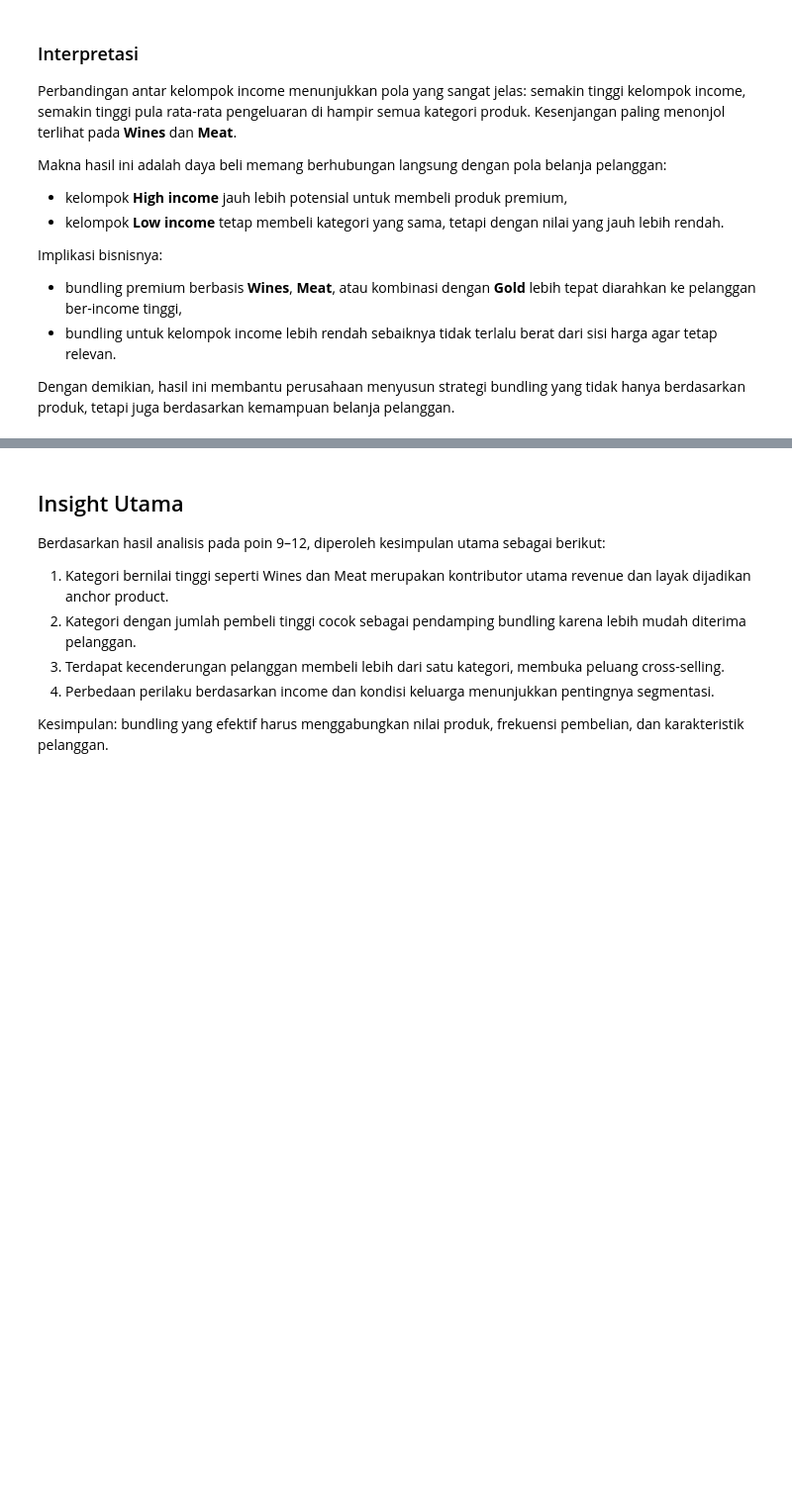
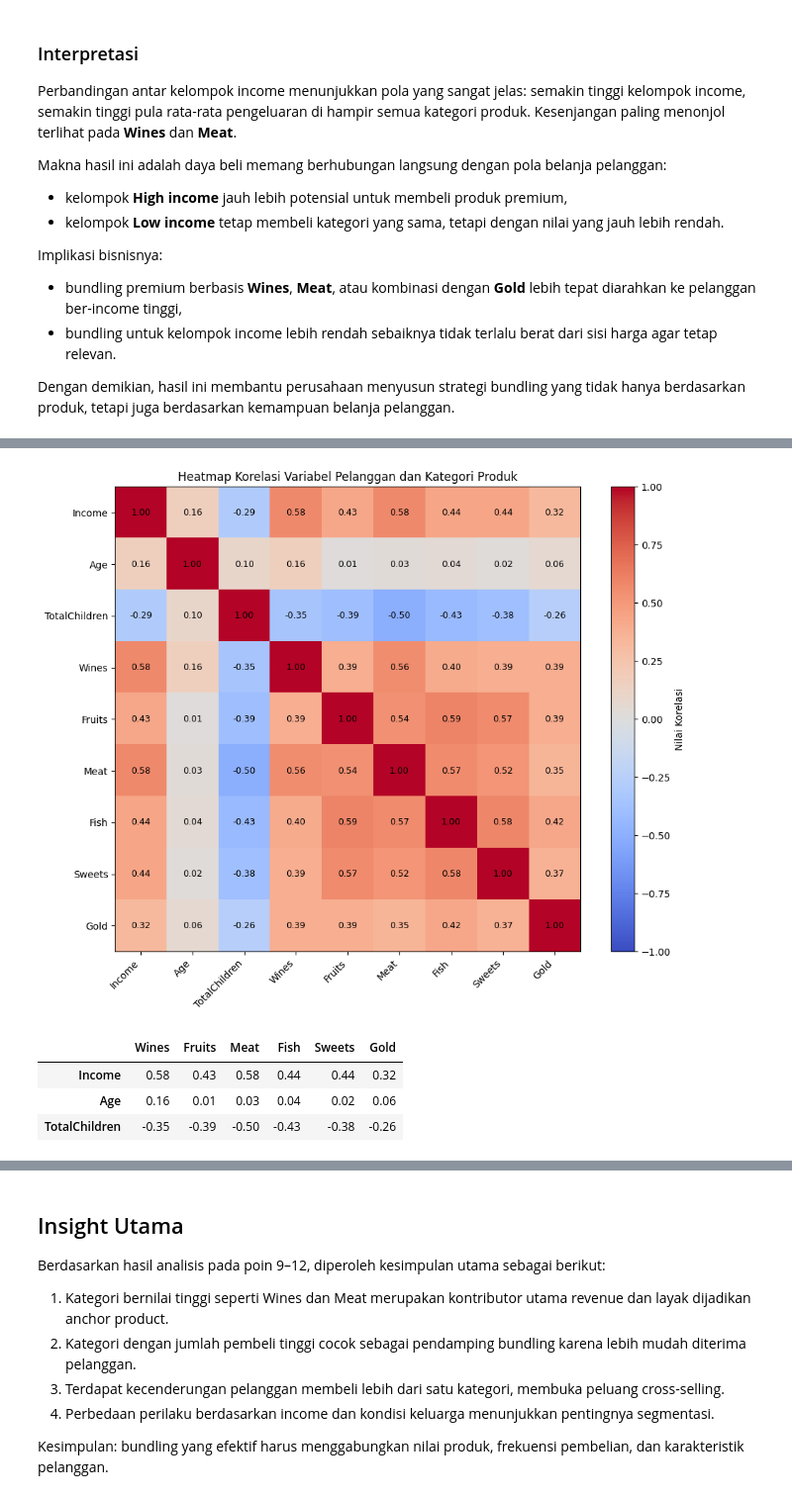
Before and after one commit to Lia1604/Capstone-Project-2, a Jupyter notebook: Capstone Project Modul 2.ipynb, the cells around one changed output, grey strips where cells are left out. Shown at 99% size. Drawn from its saved outputs; the diff is of its cells as text; code cells hidden in the pictures; blank space fills up the shorter version.

```diff
--- a/Capstone Project Modul 2.ipynb
+++ b/Capstone Project Modul 2.ipynb
@@ -722,0 +732,7 @@ Dengan demikian, hasil ini membantu perusahaan menyusun strategi bundling yang t
+# %%
+# Menyiapkan data numerik untuk analisis korelasi
+corr_cols = ['Income', 'Age', 'TotalChildren'] + product_cols
+corr_df = df_clean[corr_cols].rename(columns=product_map)
+
+corr_matrix = corr_df.corr(numeric_only=True)
+corr_matrix
@@ -722,0 +750,27 @@ Dengan demikian, hasil ini membantu perusahaan menyusun strategi bundling yang t
+# %%
+# Visualisasi heatmap korelasi
+plt.figure(figsize=(10, 8))
+plt.imshow(corr_matrix, cmap='coolwarm', vmin=-1, vmax=1)
+plt.colorbar(label='Nilai Korelasi')
+
+plt.xticks(range(len(corr_matrix.columns)), corr_matrix.columns, rotation=45, ha='right')
+plt.yticks(range(len(corr_matrix.index)), corr_matrix.index)
+
+for i in range(len(corr_matrix.index)):
+    for j in range(len(corr_matrix.columns)):
+        plt.text(j, i, f"{corr_matrix.iloc[i, j]:.2f}", ha='center', va='center', fontsize=9)
+
+plt.title('Heatmap Korelasi Variabel Pelanggan dan Kategori Produk')
+plt.tight_layout()
+plt.show()
+# %% [output]
+[figure, added]
+# %%
+# Fokus pada korelasi variabel pelanggan terhadap kategori produk
+corr_focus = corr_matrix.loc[['Income', 'Age', 'TotalChildren'], ['Wines', 'Fruits', 'Meat', 'Fish', 'Sweets', 'Gold']]
+corr_focus
+# %% [output]
+|  | Wines | Fruits | Meat | Fish | Sweets | Gold |
+| Income | 0.58 | 0.43 | 0.58 | 0.44 | 0.44 | 0.32 |
+| Age | 0.16 | 0.01 | 0.03 | 0.04 | 0.02 | 0.06 |
+| TotalChildren | -0.35 | -0.39 | -0.50 | -0.43 | -0.38 | -0.26 |
```
Also changed, not shown: parts of 8 cells of this notebook.
